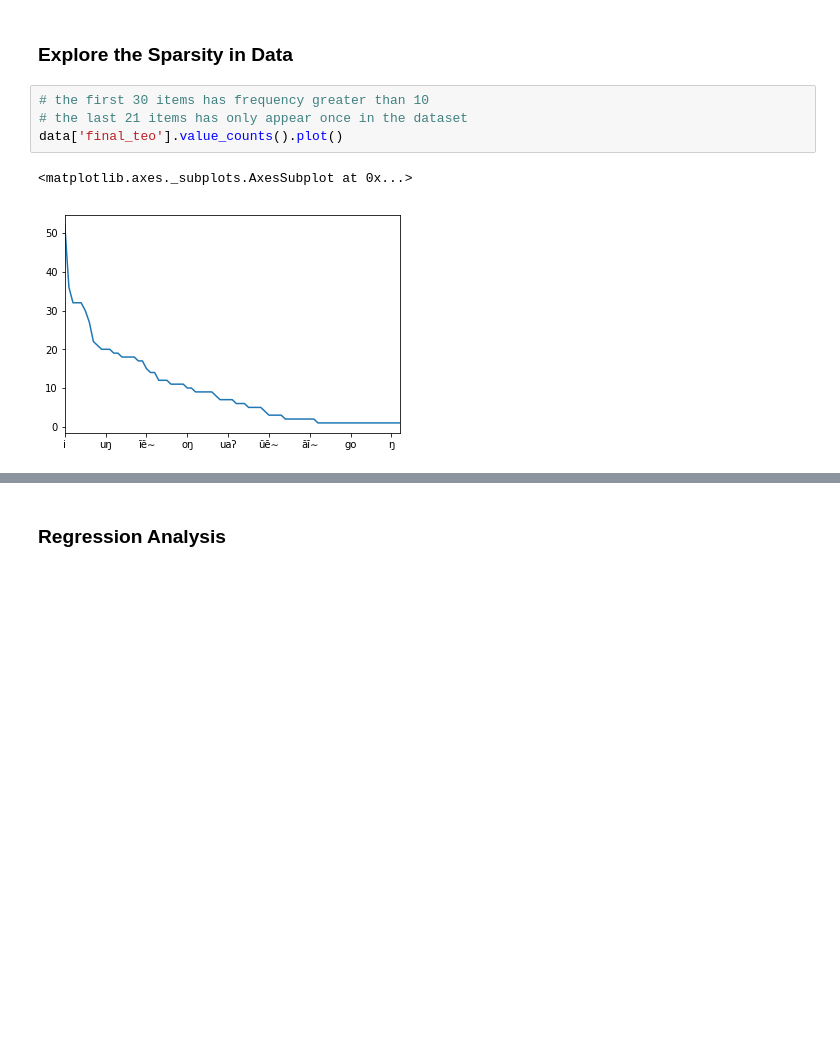
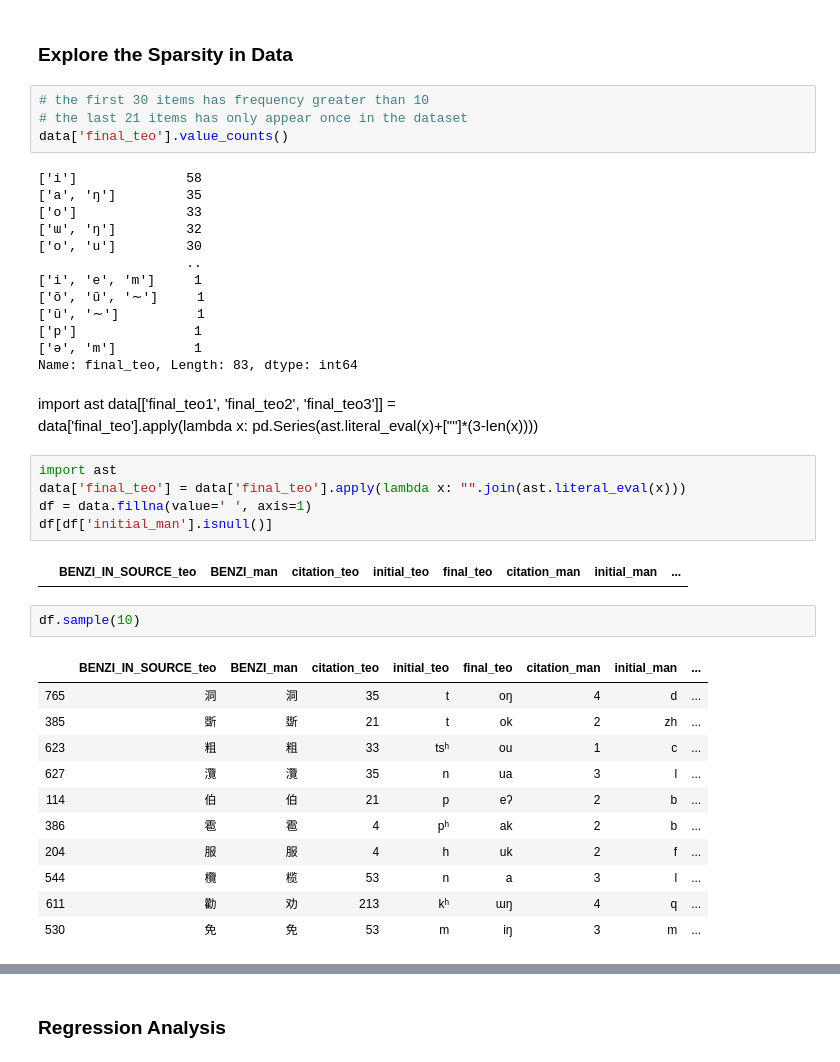
Before and after one commit to Sugarc0de/teochew_nlp, a Jupyter notebook: notebooks/baseline.ipynb, the cells around one changed output, grey strips where cells are left out. Drawn from its saved outputs; the diff is of its cells as text; blank space fills up the shorter version.

```diff
--- a/notebooks/baseline.ipynb
+++ b/notebooks/baseline.ipynb
@@ -19,7 +19,42 @@ data.head()
 # %%
 # the first 30 items has frequency greater than 10
 # the last 21 items has only appear once in the dataset
-data['final_teo'].value_counts().plot()
+data['final_teo'].value_counts()
 # %% [output]
-<matplotlib.axes._subplots.AxesSubplot at 0x...>
+['i']              58
+['a', 'ŋ']         35
+['o']              33
+['ɯ', 'ŋ']         32
+['o', 'u']         30
+                   ..
+['i', 'e', 'm']     1
+['õ', 'ũ', '∼']     1
+['ũ', '∼']          1
+['p']               1
+['ə', 'm']          1
+Name: final_teo, Length: 83, dtype: int64
-[figure, removed]
+# %% [markdown]
+import ast
+data[['final_teo1', 'final_teo2', 'final_teo3']] = \
+data['final_teo'].apply(lambda x: pd.Series(ast.literal_eval(x)+[""]*(3-len(x))))
+# %%
+import ast
+data['final_teo'] = data['final_teo'].apply(lambda x: "".join(ast.literal_eval(x)))
+df = data.fillna(value=' ', axis=1)
+df[df['initial_man'].isnull()]
+# %% [output]
+|  | BENZI_IN_SOURCE_teo | BENZI_man | citation_teo | initial_teo | final_teo | citation_man | initial_man | ... |
+# %%
+df.sample(10)
+# %% [output]
+|  | BENZI_IN_SOURCE_teo | BENZI_man | citation_teo | initial_teo | final_teo | citation_man | initial_man | ... |
+| 765 | 洞 | 洞 | 35 | t | oŋ | 4 | d | ... |
+| 385 | 斲 | 斲 | 21 | t | ok | 2 | zh | ... |
+| 623 | 粗 | 粗 | 33 | tsʰ | ou | 1 | c | ... |
+| 627 | 灠 | 灠 | 35 | n | ua | 3 | l | ... |
+| 114 | 伯 | 伯 | 21 | p | eʔ | 2 | b | ... |
+| 386 | 雹 | 雹 | 4 | pʰ | ak | 2 | b | ... |
+| 204 | 服 | 服 | 4 | h | uk | 2 | f | ... |
+| 544 | 欖 | 榄 | 53 | n | a | 3 | l | ... |
+| 611 | 勸 | 劝 | 213 | kʰ | ɯŋ | 4 | q | ... |
+| 530 | 免 | 免 | 53 | m | iŋ | 3 | m | ... |
```
Also changed, not shown: parts of 36 cells of this notebook, 1 other file.
